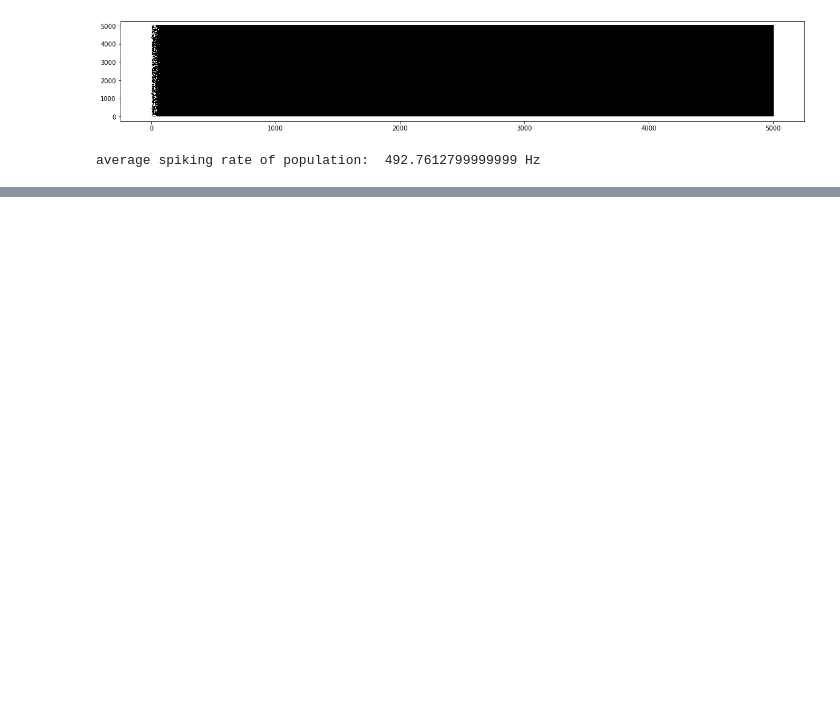
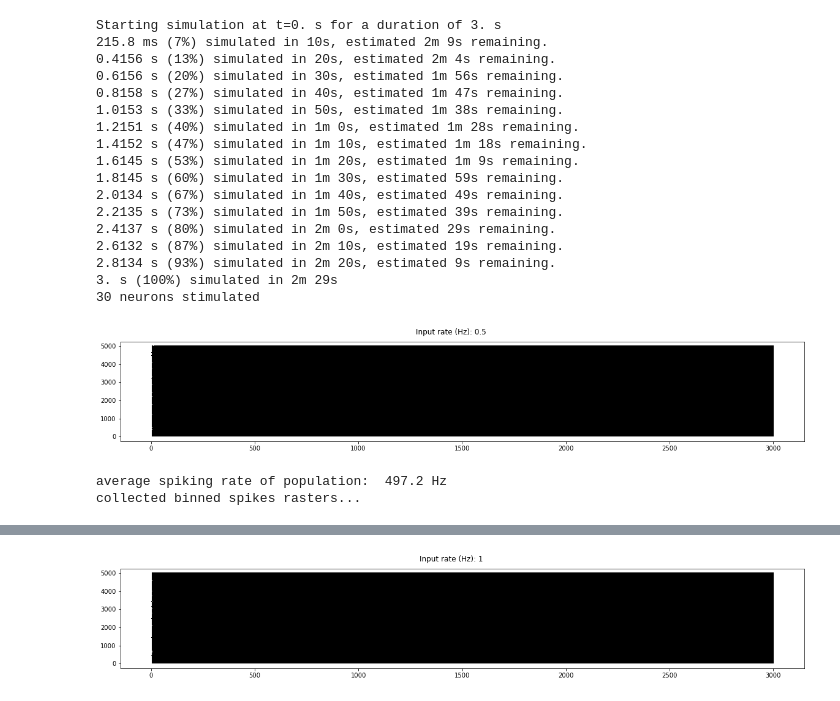
Before and after one commit to prajayshah/NeuronalModelling, a Jupyter notebook: brian2_recurrentnet_seizures/notebooks/run_brian_recurrent_net.ipynb, the cells around one changed output, grey strips where cells are left out. Saved outputs shown, nothing was run; the diff lists cells and outputs as text; code cells hidden in the pictures; blank space fills up the shorter version.

Commit message:
integrated custom connectivity matrix into the main rec_sz_1 code

```diff
--- a/brian2_recurrentnet_seizures/notebooks/run_brian_recurrent_net.ipynb
+++ b/brian2_recurrentnet_seizures/notebooks/run_brian_recurrent_net.ipynb
@@ -25,22 +69,51 @@ average spiking rate of population:  480.7292666666666 Hz
 # %%
 #%% BUILD AND RUN NETWORK
-runtime = 5*second
+
+#### set some network parameters
+runtime = 3*second
 dt = 0.1*ms
+neurons_to_stim = Ne[20:50]
+stim_external = True
+w_matrix = None
 
-# build network
-record_id=[100, 4000, 2300, 3049, 494, 209, 250, 1505]
-net, trace, s_mon, trace_ge, s_mon_p, Ce, Ci, Ge, Gi, G, trace_z, trace_gi, trace_gi_diff = build_network(record_id=record_id, inh_conn=0.2)
 
-# run simulation
-net.run(runtime, report='text')
+#### build and run simulation
+spike_raster_binned_multi = None
+for input_rate in [0.5, 1, 2.5]:
+    # build network
+    record_id=[Ne[0], Ne[100], Ni[23], Ni[65]]
+    net, W, trace, s_mon, trace_ge, s_mon_p, Ce, Ci, Ge, Gi, G, trace_z, trace_gi, trace_gi_diff = \
+    build_network(Ntotal=Ntotal, record_id=record_id, runtime = runtime, inh_conn=inh_conn, input_rate=input_rate, stim_external = stim_external, neurons_to_stim = neurons_to_stim, Ne = Ne, Ni = Ni,
+                  w_matrix = w_matrix)
 
-# quick spike raster plot to initialize plotting
-figure(figsize=[20,3])
-plot(s_mon.t/ms, s_mon.i, ',k'); plt.show()
-spike_counts = s_mon.count
-spike_counts_Hz = array(spike_counts/runtime)
-avg=mean(spike_counts_Hz); print('average spiking rate of population: ', avg, 'Hz')
+    if stim_external:
+        print('%s neurons stimulated' % len(neurons_to_stim))
 
-plt.plot(s_mon.t/ms, array(s_mon.i), ',k')
-plt.show()
+    # quick spike raster plot to initialize plotting
+    figure(figsize=[20,3])
+    plot(s_mon.t/ms, s_mon.i, ',k')
+    plt.suptitle('Input rate (Hz): %s' % (input_rate))
+#     plt.suptitle(title)
+    plt.show()
+    spike_counts = s_mon.count
+    spike_counts_Hz = array(spike_counts/runtime)
+    avg=mean(spike_counts_Hz); print('average spiking rate of population: ', np.round(avg, 2), 'Hz')
+
+
+
+    # make spike raster bins
+    spike_monitor_trains = [(array/dt).astype(int64) for array in list(s_mon.spike_trains().values())]
+
+    spike_monitor_trains_e = [spike_monitor_trains[i] for i in range(len(spike_monitor_trains)) if i in Ne]
+
+    # create numpy array of spikes:
+    spike_array, spike_counts_binned, spike_raster_binned = make_spike_array(spike_monitor_trains=spike_monitor_trains_e, ntotal=len(Ne), runtime=runtime, dt=dt, binsize=100)
+    plot_firing_rate(spike_raster_binned, binsize_sec=0.1, title='Population Firing rate - 100ms bins')
+
+    if spike_raster_binned_multi is None:
+        spike_raster_binned_multi = spike_raster_binned
+        print(spike_raster_binned_multi.shape)
+    else:
+        spike_raster_binned_multi = np.dstack((spike_raster_binned_multi, spike_raster_binned))
+        print(spike_raster_binned_multi.shape)
 # %% [output]
@@ -54,2 +125,20 @@ Starting simulation at t=0. s for a duration of 5. s
+Starting simulation at t=0. s for a duration of 3. s
+215.8 ms (7%) simulated in 10s, estimated 2m 9s remaining.
+0.4156 s (13%) simulated in 20s, estimated 2m 4s remaining.
+0.6156 s (20%) simulated in 30s, estimated 1m 56s remaining.
+0.8158 s (27%) simulated in 40s, estimated 1m 47s remaining.
+1.0153 s (33%) simulated in 50s, estimated 1m 38s remaining.
+1.2151 s (40%) simulated in 1m 0s, estimated 1m 28s remaining.
+1.4152 s (47%) simulated in 1m 10s, estimated 1m 18s remaining.
+1.6145 s (53%) simulated in 1m 20s, estimated 1m 9s remaining.
+1.8145 s (60%) simulated in 1m 30s, estimated 59s remaining.
+2.0134 s (67%) simulated in 1m 40s, estimated 49s remaining.
+2.2135 s (73%) simulated in 1m 50s, estimated 39s remaining.
+2.4137 s (80%) simulated in 2m 0s, estimated 29s remaining.
+2.6132 s (87%) simulated in 2m 10s, estimated 19s remaining.
+2.8134 s (93%) simulated in 2m 20s, estimated 9s remaining.
+3. s (100%) simulated in 2m 29s
+30 neurons stimulated
-[figure, old version]
+[figure, new version]
-average spiking rate of population:  492.7612799999999 Hz
+average spiking rate of population:  497.2 Hz
+collected binned spikes rasters...
@@ -56,0 +169 @@ average spiking rate of population:  492.7612799999999 Hz
+[figure, added]
```
Also changed, not shown: parts of 17 cells of this notebook, 2 other files.
